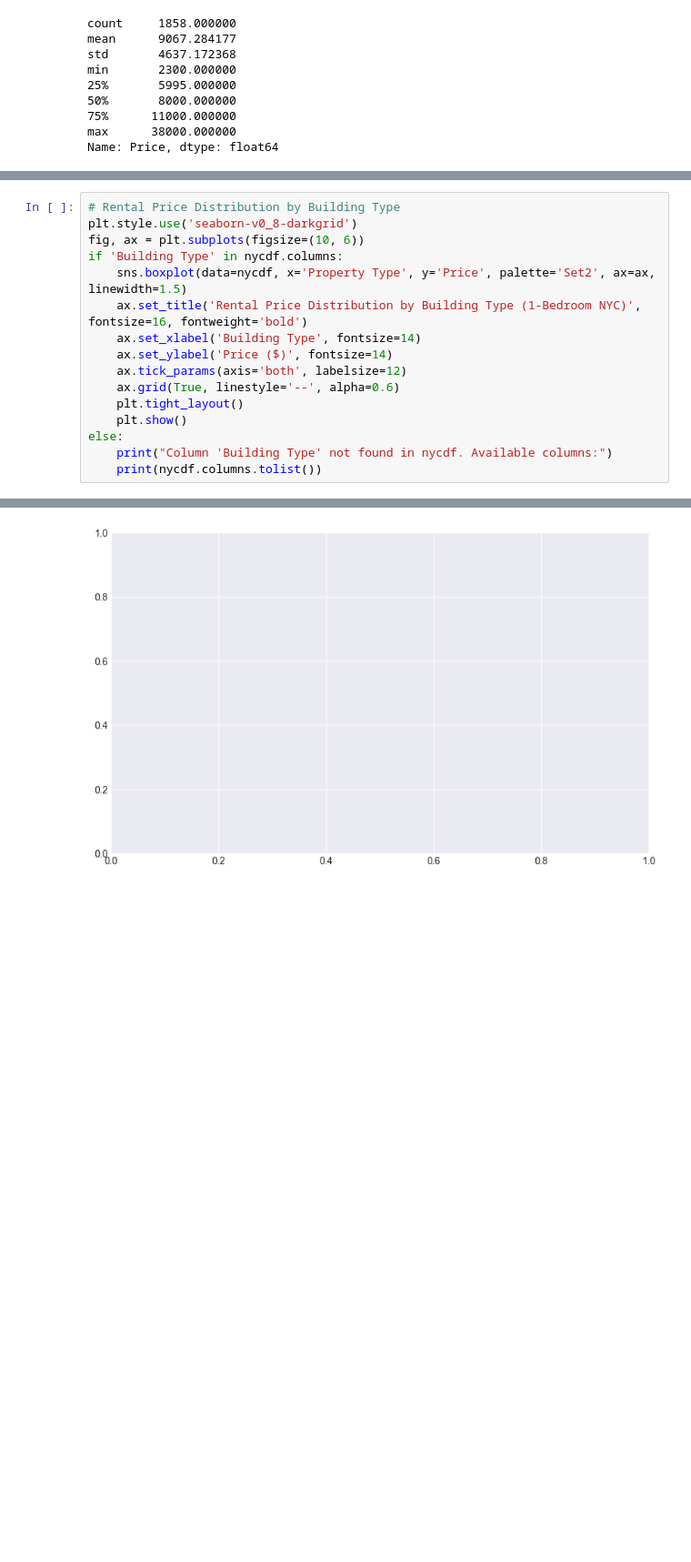
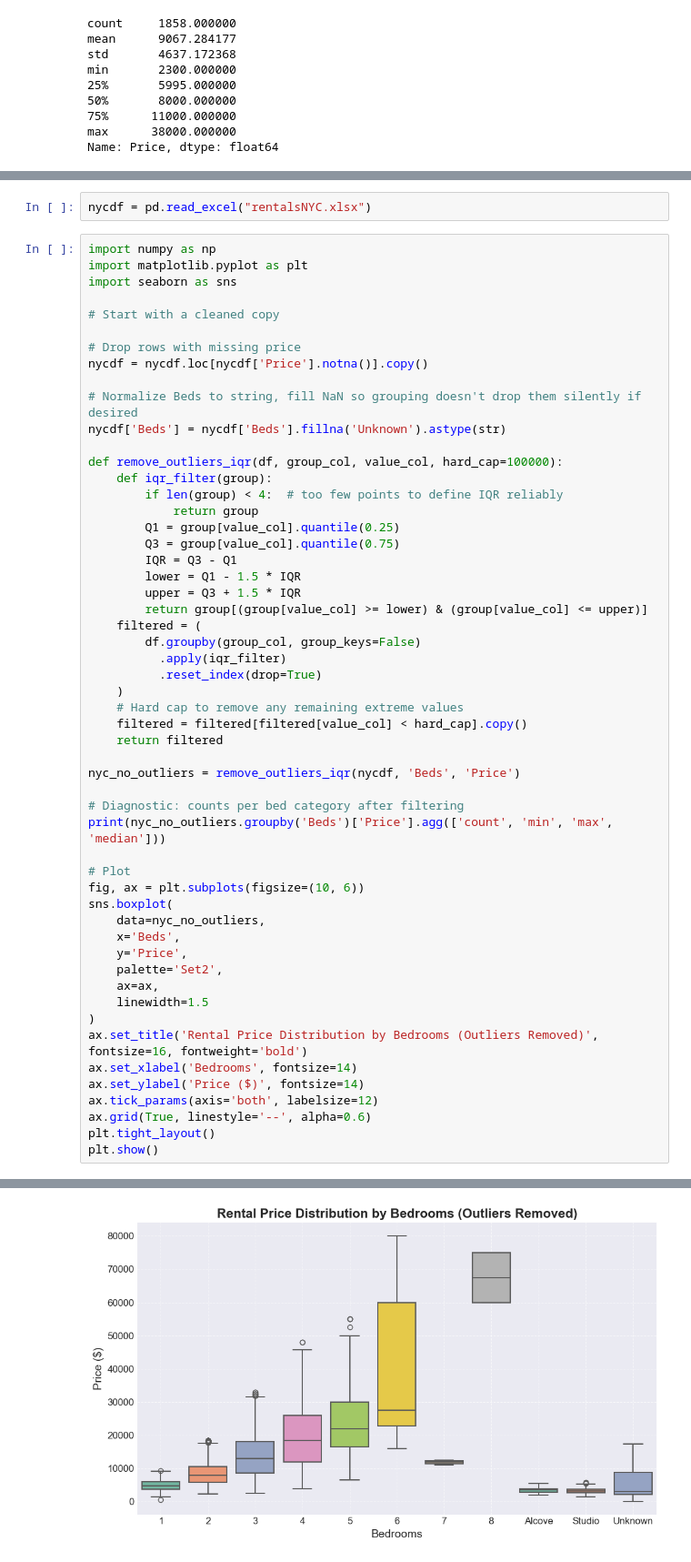
Before and after one commit to supernovaaa2024/RealEstateValuation, a Jupyter notebook: RealEstateStats.ipynb, the cells around one changed output, grey strips where cells are left out. Shown at 91% size. Saved outputs shown, nothing was run; the diff lists cells and outputs as text; blank space fills up the shorter version.

```diff
--- a/RealEstateStats.ipynb
+++ b/RealEstateStats.ipynb
@@ -911,17 +939,57 @@ plt.show()
+# %%
+nycdf = pd.read_excel("rentalsNYC.xlsx")
 # %%
-# Rental Price Distribution by Building Type
-plt.style.use('seaborn-v0_8-darkgrid')
+import numpy as np
+import matplotlib.pyplot as plt
+import seaborn as sns
+
+# Start with a cleaned copy
+
+# Drop rows with missing price
+nycdf = nycdf.loc[nycdf['Price'].notna()].copy()
+
+# Normalize Beds to string, fill NaN so grouping doesn't drop them silently if desired
+nycdf['Beds'] = nycdf['Beds'].fillna('Unknown').astype(str)
+
+def remove_outliers_iqr(df, group_col, value_col, hard_cap=100000):
+    def iqr_filter(group):
+        if len(group) < 4:  # too few points to define IQR reliably
+            return group
+        Q1 = group[value_col].quantile(0.25)
+        Q3 = group[value_col].quantile(0.75)
+        IQR = Q3 - Q1
+        lower = Q1 - 1.5 * IQR
+        upper = Q3 + 1.5 * IQR
+        return group[(group[value_col] >= lower) & (group[value_col] <= upper)]
+    filtered = (
+        df.groupby(group_col, group_keys=False)
+          .apply(iqr_filter)
+          .reset_index(drop=True)
+    )
+    # Hard cap to remove any remaining extreme values
+    filtered = filtered[filtered[value_col] < hard_cap].copy()
+    return filtered
+
+nyc_no_outliers = remove_outliers_iqr(nycdf, 'Beds', 'Price')
+
+# Diagnostic: counts per bed category after filtering
+print(nyc_no_outliers.groupby('Beds')['Price'].agg(['count', 'min', 'max', 'median']))
+
+# Plot
 fig, ax = plt.subplots(figsize=(10, 6))
-if 'Building Type' in nycdf.columns:
-    sns.boxplot(data=nycdf, x='Property Type', y='Price', palette='Set2', ax=ax, linewidth=1.5)
-    ax.set_title('Rental Price Distribution by Building Type (1-Bedroom NYC)', fontsize=16, fontweight='bold')
-    ax.set_xlabel('Building Type', fontsize=14)
-    ax.set_ylabel('Price ($)', fontsize=14)
-    ax.tick_params(axis='both', labelsize=12)
-    ax.grid(True, linestyle='--', alpha=0.6)
-    plt.tight_layout()
-    plt.show()
-else:
-    print("Column 'Building Type' not found in nycdf. Available columns:")
-    print(nycdf.columns.tolist())
+sns.boxplot(
+    data=nyc_no_outliers,
+    x='Beds',
+    y='Price',
+    palette='Set2',
+    ax=ax,
+    linewidth=1.5
+)
+ax.set_title('Rental Price Distribution by Bedrooms (Outliers Removed)', fontsize=16, fontweight='bold')
+ax.set_xlabel('Bedrooms', fontsize=14)
+ax.set_ylabel('Price ($)', fontsize=14)
+ax.tick_params(axis='both', labelsize=12)
+ax.grid(True, linestyle='--', alpha=0.6)
+plt.tight_layout()
+plt.show()
 # %% [output]
@@ -930 +1015 @@ Column 'Building Type' not found in nycdf. Available columns:
-[figure, old version]
+[figure, new version]
```
Also changed, not shown: parts of 15 cells of this notebook, 1 other file.
